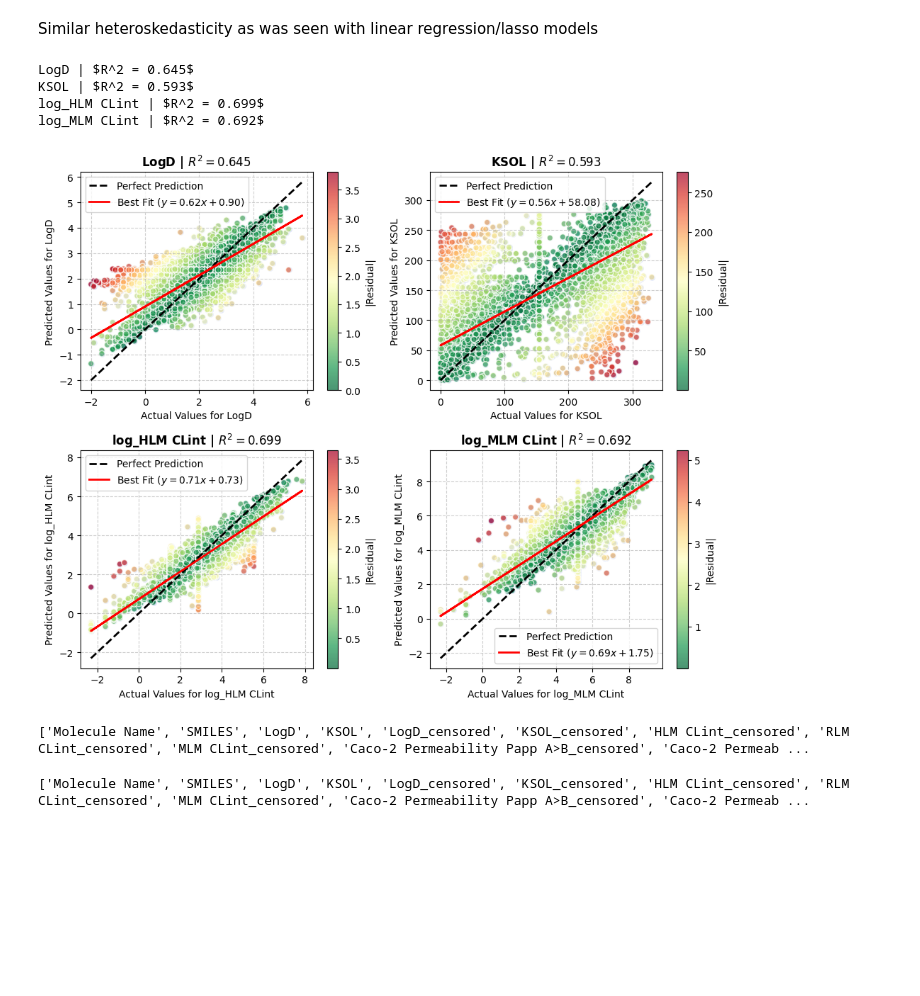
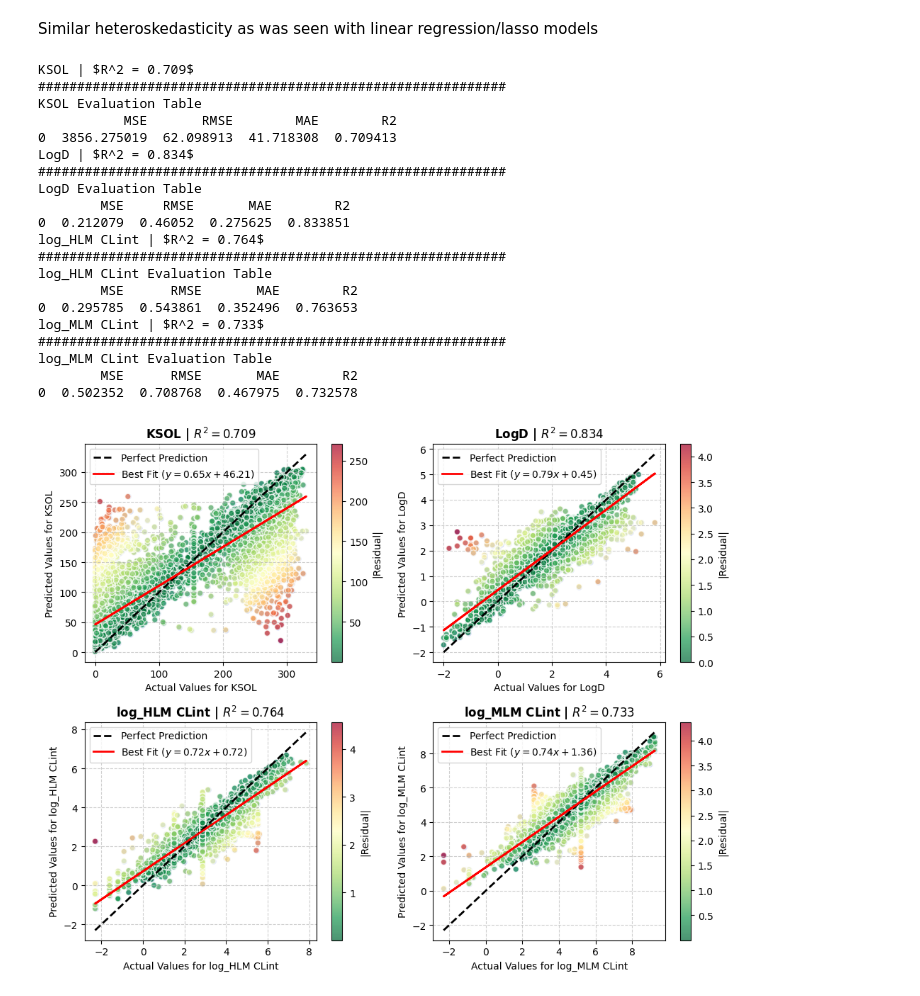
Before and after one commit to JacobMastrandrea/ADMET-Drug-Predictor, a Jupyter notebook: notebooks/random_forest.ipynb, the cells around one changed output. Saved outputs shown, nothing was run; the diff lists cells and outputs as text; code cells hidden in the pictures; blank space fills up the shorter version.

Commit message:
resolved data leakage problem and trained random forest models.

```diff
--- a/notebooks/random_forest.ipynb
+++ b/notebooks/random_forest.ipynb
@@ -39,3 +56,24 @@ rf_data = {}
+# %%
+import joblib
+import os
+
+rf_models = {}
+
+model_dir = '../models/random_forest'
+for filename in os.listdir(model_dir):
+    if filename.endswith('.pkl'):
+        target = filename.replace('rf_', '').replace('.pkl', '')
+        rf_models[target] = joblib.load(os.path.join(model_dir, filename))
+
+
+with open('../models/random_forest/rf_scores.json', 'r') as f:
+    rf_scores = {target: np.array(scores) for target, scores in json.load(f).items()}
+
+rf_data = {}
+for target in rf_scores.keys():
+    y = np.load(f'../models/random_forest/y_{target}.npy', allow_pickle=True)
+    y_pred_cv = np.load(f'../models/random_forest/y_pred_cv_{target}.npy', allow_pickle=True)
+    rf_data[target] = (None, y, y_pred_cv)
 # %%
 # -- Training
 for target in targets:
@@ -46,18 +86,14 @@ for target in targets:
 # %%
-# Iterate through both the target name and the model object
 for target, model in rf_models.items():
     print(f"\n--- Summary for: {target} ---")
 
-    # Use the model's built-in feature names
     summary_df = pd.DataFrame({
         'Feature': model.feature_names_in_,
         'Importance': model.feature_importances_
-    })
+    }).sort_values('Importance', ascending=False).head(15)
 
     print(summary_df.to_string(index=False))
-    #print(f"SHAP: {model.intercept_:.4f}")
 
-    # Print the CV score too
     mean_score = rf_scores[target].mean()
     print(f"Mean CV R2: {mean_score:.4f}")
 # %% [output]
@@ -117,55 +153,72 @@ rf_pred = {} #dictionary to hold the predictions from each model
 rf_resid = {} #dictionary to hold the residuals for later convience
 for target in rf_models.keys():
     #predict each target using its respective trained lasso regression model and store results in the rf_pred dictionary
-    rf_pred[target] = test_random_forest(clean_test,target, rf_models[target])
+    rf_pred[target] = test_random_forest(clean_test, rf_models[target])
 
     residuals = rf_pred[target] - clean_test[target] #calcualte residuals
     rf_resid[target] = residuals #store resids
 # %%
+from src.evaluate import eval_model
+
 # Plot test results for each Lasso model
 fig, axs = plt.subplots(2, 2, figsize=(10, 8)) #Set axis
 axs_flat = axs.flatten()  #flatten to use in loop
 
 for i, target in enumerate(rf_pred.keys()):
     ax = axs_flat[i]
     y_pred = rf_pred[target]
     y_real = clean_test[target]
-    r2 = r2_score(y_real, y_pred) #calculate r2
+    mse, rmse, mae, r2 = eval_model(y_real, y_pred) #calculate evaluation metrics
     m, b = np.polyfit(y_real, y_pred, 1)
     ax.scatter(y_real, y_pred, alpha=0.5, color='royalblue', edgecolors='w')
     residuals = abs(rf_resid[target])
     scatter = ax.scatter(y_real, y_pred, c=residuals, cmap='RdYlGn_r', #colour the residuals based on proximity to perfect prediction
                      alpha=0.7, edgecolors='w')
     plt.colorbar(scatter, ax=ax, label='|Residual|')
     min_val = min(min(y_real), min(y_pred))
     max_val = max(max(y_real), max(y_pred))
     ax.plot([min_val, max_val], [min_val, max_val], 'k--', lw=2, label='Perfect Prediction') #line representing perfect prediction
     ax.plot(y_real, m * y_real + b, color='red', lw=2, label=f'Best Fit ($y={m:.2f}x{b:+.2f}$)') #line of best fit
 
     ax.set_xlabel(f'Actual Values for {target}')
     ax.set_ylabel(f'Predicted Values for {target}')
     ax.grid(True, linestyle='--', alpha=0.6)
     ax.legend()
     ax.set_title(f'{target} | $R^2 = {r2:.3f}$', fontsize=12, fontweight='bold')
 
     print(f'{target} | $R^2 = {r2:.3f}$')
 
+    ##########Build Evaluation Table###########
+    evaluation_results = {'MSE' : mse,
+                          'RMSE': rmse,
+                          'MAE' : mae,
+                          'R2'  : r2 }
+    eval_table = pd.DataFrame(evaluation_results,index=[0])
+    print('#'*60)
+    print(f'{target} Evaluation Table')
+    print(eval_table)
+
 plt.tight_layout()
 plt.show()
 # %% [output]
-LogD | $R^2 = 0.645$
-KSOL | $R^2 = 0.593$
-log_HLM CLint | $R^2 = 0.699$
-log_MLM CLint | $R^2 = 0.692$
+KSOL | $R^2 = 0.709$
+############################################################
+KSOL Evaluation Table
+           MSE       RMSE        MAE        R2
+0  3856.275019  62.098913  41.718308  0.709413
+LogD | $R^2 = 0.834$
+############################################################
+LogD Evaluation Table
+        MSE     RMSE       MAE        R2
+0  0.212079  0.46052  0.275625  0.833851
+log_HLM CLint | $R^2 = 0.764$
+############################################################
+log_HLM CLint Evaluation Table
+        MSE      RMSE       MAE        R2
+0  0.295785  0.543861  0.352496  0.763653
+log_MLM CLint | $R^2 = 0.733$
+############################################################
+log_MLM CLint Evaluation Table
+        MSE      RMSE       MAE        R2
+0  0.502352  0.708768  0.467975  0.732578
-[figure, old version]
+[figure, new version]
-# %%
-clean_test_copy = preprocess(pd.read_csv("../data/raw/test_raw.csv"))
-print(clean_test_copy.columns.tolist())
-# %% [output]
-['Molecule Name', 'SMILES', 'LogD', 'KSOL', 'LogD_censored', 'KSOL_censored', 'HLM CLint_censored', 'RLM CLint_censored', 'MLM CLint_censored', 'Caco-2 Permeability Papp A>B_censored', 'Caco-2 Permeab ...
-# %%
-
-clean_test_copy = preprocess(pd.read_csv("../data/raw/test_raw.csv"))
-print(clean_test_copy.columns.tolist())
-# %% [output]
-['Molecule Name', 'SMILES', 'LogD', 'KSOL', 'LogD_censored', 'KSOL_censored', 'HLM CLint_censored', 'RLM CLint_censored', 'MLM CLint_censored', 'Caco-2 Permeability Papp A>B_censored', 'Caco-2 Permeab ...
```
Also changed, not shown: parts of 12 cells of this notebook, 29 other files.
